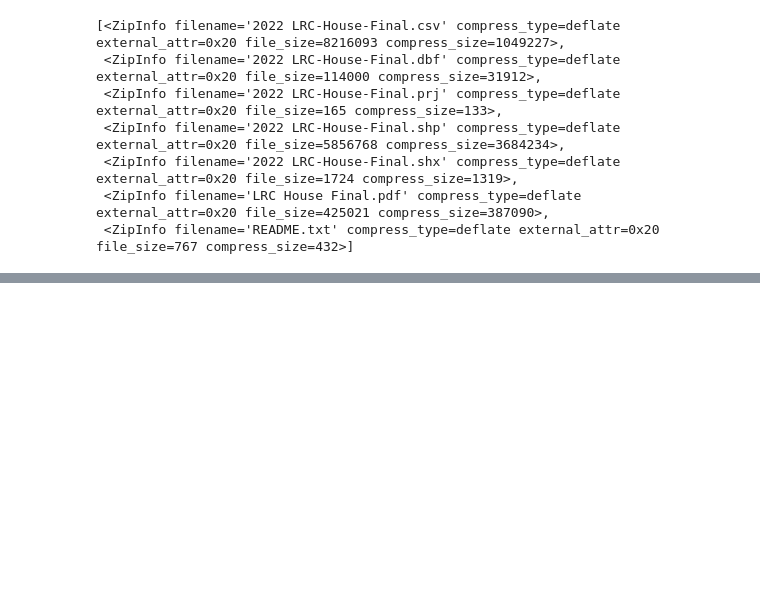
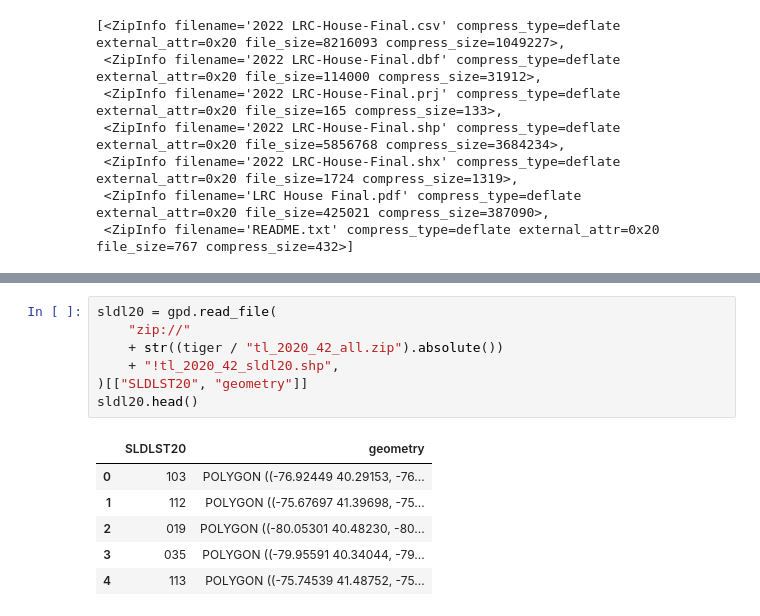
Before and after one commit to tdsmith/reverse-coattails, a Jupyter notebook: vignettes/pa.ipynb, the cells around one changed output, grey strips where cells are left out. Drawn from its saved outputs; the diff is of its cells as text; blank space fills up the shorter version.

```diff
--- a/vignettes/pa.ipynb
+++ b/vignettes/pa.ipynb
@@ -82,0 +192,14 @@ zipfile.ZipFile(rdh / "pa/pa_sldl_adopted_2022.zip").filelist
+# %%
+sldl20 = gpd.read_file(
+    "zip://"
+    + str((tiger / "tl_2020_42_all.zip").absolute())
+    + "!tl_2020_42_sldl20.shp",
+)[["SLDLST20", "geometry"]]
+sldl20.head()
+# %% [output]
+|  | SLDLST20 | geometry |
+| 0 | 103 | POLYGON ((-76.92449 40.29153, -76... |
+| 1 | 112 | POLYGON ((-75.67697 41.39698, -75... |
+| 2 | 019 | POLYGON ((-80.05301 40.48230, -80... |
+| 3 | 035 | POLYGON ((-79.95591 40.34044, -79... |
+| 4 | 113 | POLYGON ((-75.74539 41.48752, -75... |
```
Also changed, not shown: parts of 12 cells of this notebook.
